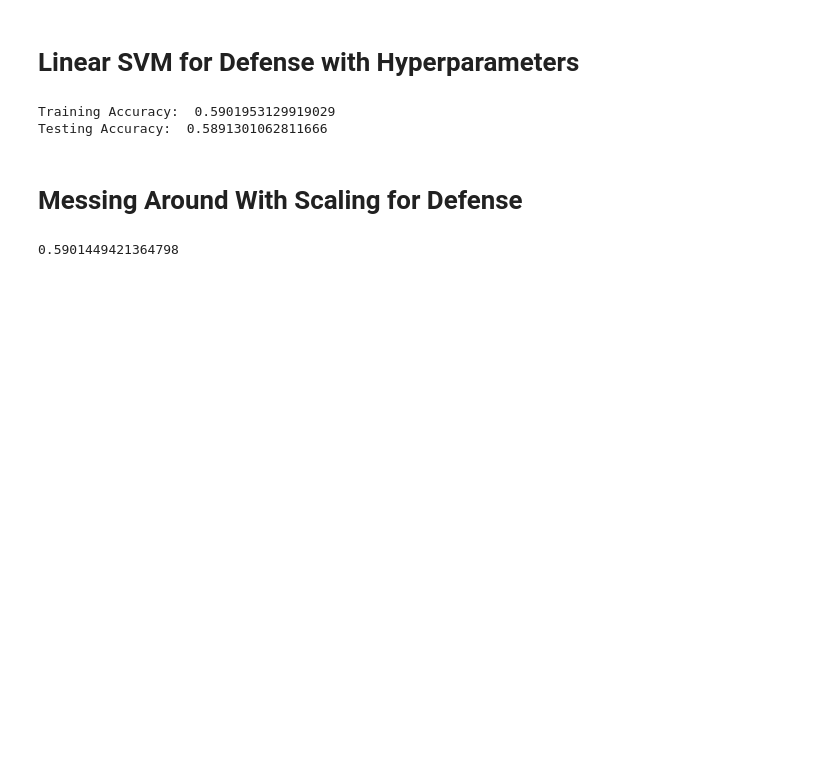
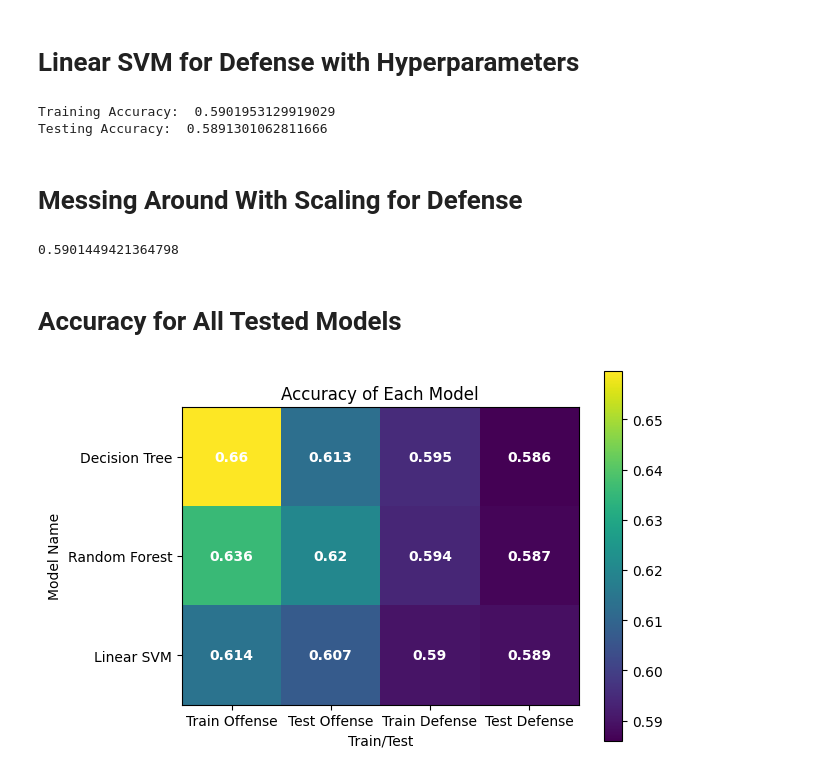
Before and after one commit to UTKML23/FinalProject, a Jupyter notebook: notebooks/joseph.ipynb, the cells around one changed output. Saved outputs shown, nothing was run; the diff lists cells and outputs as text; code cells hidden in the pictures; blank space fills up the shorter version.

Commit message:
added chart for all model accuracies

```diff
--- a/notebooks/joseph.ipynb
+++ b/notebooks/joseph.ipynb
@@ -272,3 +272,33 @@ y_predict = svc_clf.predict(X_train_scaler)
 print(accuracy_score(y_train, y_predict))
 # %% [output]
 0.5901449421364798
+# %% [markdown]
+# Accuracy for All Tested Models
+# %%
+accuracy = [
+    [.6596, .613, .595, .586],
+    [.636, .620, .594, .587],
+    [.614, .607, .590, .589]
+]
+
+fig, ax = plt.subplots()
+im = ax.imshow(accuracy)
+
+model_names = ["Decision Tree", "Random Forest", "Linear SVM"]
+category = ["Train Offense", "Test Offense", "Train Defense", "Test Defense"]
+
+
+
+ax.set_xticks(np.arange(len(category)), labels=category)
+ax.set_yticks(np.arange(len(model_names)), labels=model_names)
+
+for i in range(len(model_names)):
+    for j in range(len(category)):
+        text = ax.text(j, i, round(accuracy[i][j], 3), va="center", ha="center", color="white", fontweight="bold")
+fig.colorbar(im)
+plt.title("Accuracy of Each Model")
+plt.ylabel("Model Name")
+plt.xlabel("Train/Test")
+plt.show()
+# %% [output]
+[figure, added]
```
